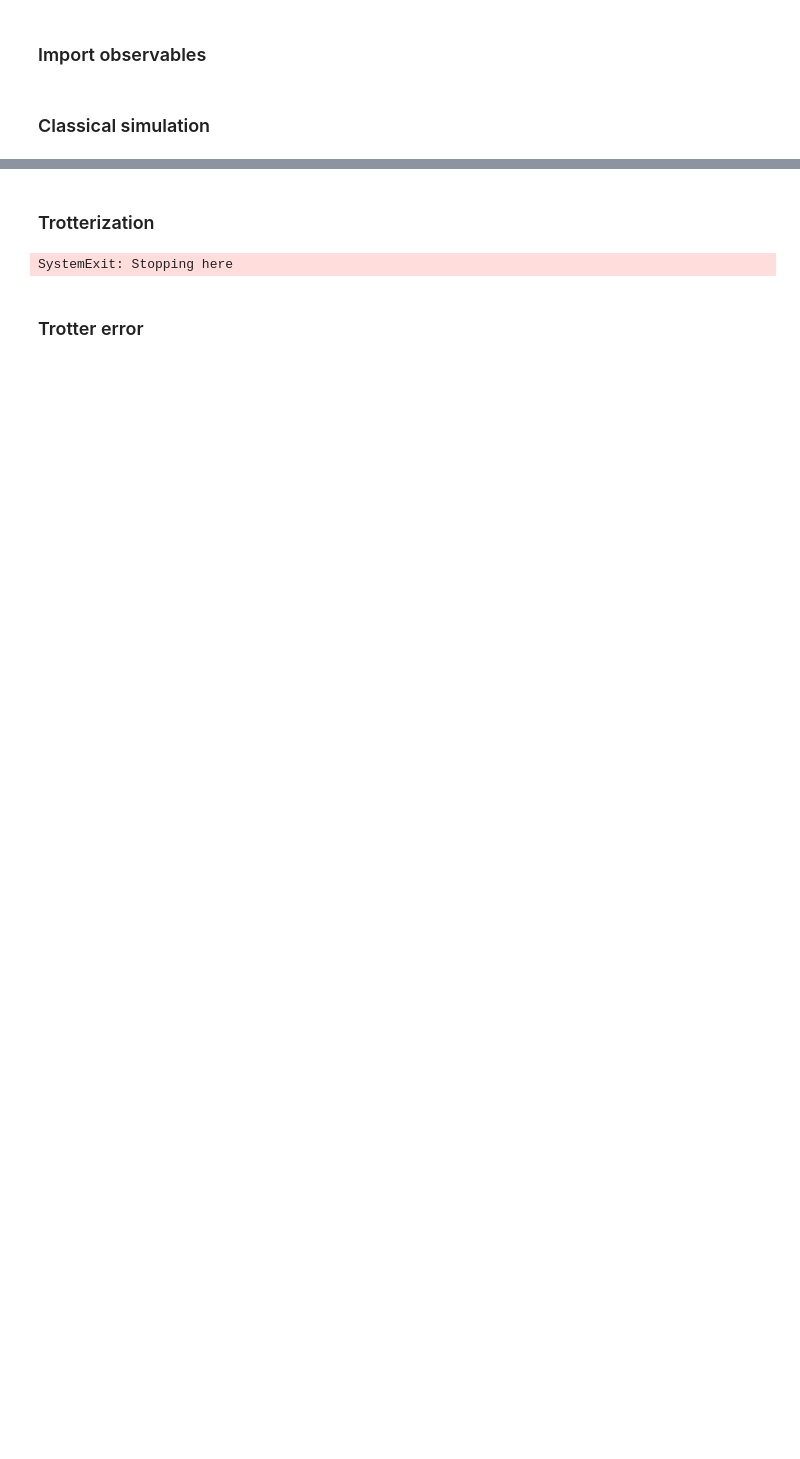
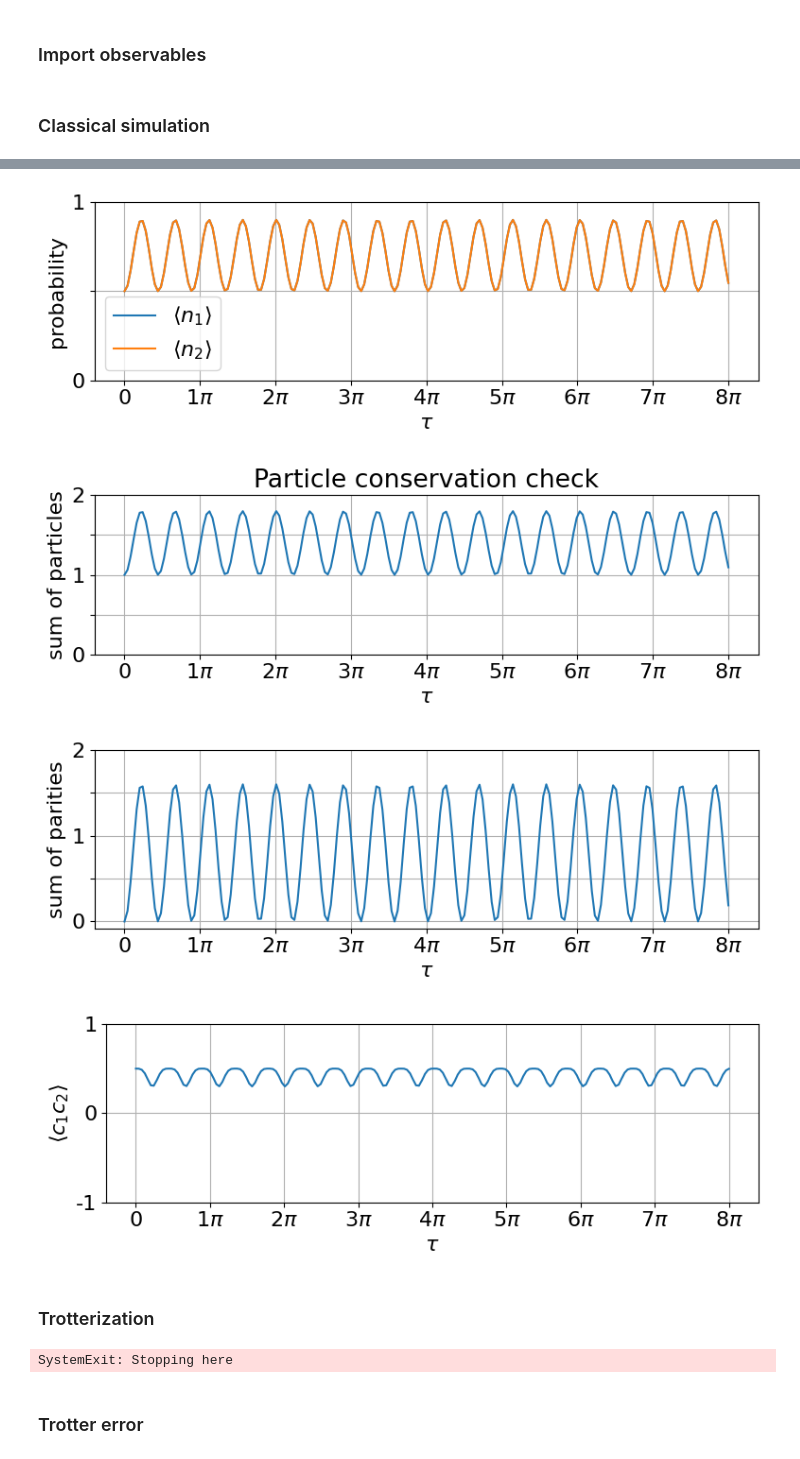
Before and after one commit to oscartq/qsim_mzm, a Jupyter notebook: kitaev-chain/qsim-2-site-Kitaev-chain.ipynb, the cells around one changed output, grey strips where cells are left out. Cells and saved outputs as stored; diff of their text form; code cells hidden in the pictures; blank space fills up the shorter version.

```diff
--- a/kitaev-chain/qsim-2-site-Kitaev-chain.ipynb
+++ b/kitaev-chain/qsim-2-site-Kitaev-chain.ipynb
@@ -20,10 +10,10 @@ from qiskit_nature.mappers.second_quantization import JordanWignerMapper
 import os
 
 num_sites = 2
-eps = np.zeros(num_sites)
+eps = 0
 t = 1
-delta = 1
-initial_state = One ^ One
+delta = 0
+initial_state = (1 / np.sqrt(2))*(Zero ^ Zero) + (1 / np.sqrt(2))*(One ^ One)#Zero ^ One#
 
 #Savefigure
 base_path = f"figures/2-site/eps={eps},t={t},delta={delta}_ket10/"
@@ -72,10 +67,10 @@ cc_nb_is = cc_nb_op(num_sites,0,1)
 ### Classical simulation
 # %%
 #Parameters for simulation
-times = np.linspace(0, 8 * np.pi, 100)
+times = np.linspace(0, 8 * np.pi, 200)
 
 from functions import exact_time_evolution
 
 n_evo_matrix, n_var_matrix = exact_time_evolution(H, n_is, initial_state, times, num_sites)
-# p_evo_matrix, p_var_matrix = exact_time_evolution(H, p_is, initial_state, times, num_sites)
-# cc_evo_matrix, cc_var_matrix = exact_time_evolution(H, cc_nb_is, initial_state, times, num_sites)
+p_evo_matrix, p_var_matrix = exact_time_evolution(H, p_is, initial_state, times, num_sites)
+cc_evo_matrix, cc_var_matrix = exact_time_evolution(H, cc_nb_is, initial_state, times, num_sites)
@@ -146,3 +77,68 @@ plt.show()
+# %%
+num_op_labels = [r"$\langle n_" + str(i+1) + "\\rangle$" for i in range(num_sites)]
+xticks = np.linspace(0, 8*np.pi, 9)
+xtick_labels = [r'${}\pi$'.format(i) if i != 0 else '0' for i in range(9)]
+
+path = base_path + "2-site-prob.pdf"
+
+plt.figure(figsize=(8, 3))
+plt.plot(times, n_evo_matrix,)
+plt.xlabel(r"$\tau$")
+plt.ylabel("probability")
+#plt.title("Probability of occupying a given site")
+plt.grid()
+plt.legend(num_op_labels)
+plt.yticks([0, 0.5, 1], ['0','', '1'])
+plt.xticks(xticks, xtick_labels)
+plt.savefig(path)
+plt.tight_layout()
+
+path = base_path + "2-site-particle-count.pdf"
+
+plt.figure(figsize=(8, 3))
+plt.plot(times, np.sum(n_evo_matrix, axis=1))
+plt.xlabel(r"$\tau$")
+plt.ylabel("sum of particles")
+plt.title("Particle conservation check")
+plt.ylim([0, 2])
+plt.yticks([0,0.5, 1, 1.5, 2], ['0','','1', '', '2'])
+plt.xticks(xticks, xtick_labels)
+plt.grid()
+plt.tight_layout()
+plt.savefig(path)
+
+path = base_path + "2-site-parity-count.pdf"
+
+plt.figure(figsize=(8, 3))
+plt.plot(times, np.sum(p_evo_matrix, axis=1))
+plt.xlabel(r"$\tau$")
+plt.ylabel("sum of parities")
+plt.yticks([0,0.5, 1, 1.5, 2], ['0','','1', '', '2'])
+plt.xticks(xticks, xtick_labels)
+plt.grid()
+plt.tight_layout()
+plt.savefig(path)
+plt.show()
+
+path = base_path + "2-site-corr_nb.pdf"
+
+plt.figure(figsize=(8, 3))
+plt.plot(times, np.sum(cc_evo_matrix, axis=1))
+plt.xlabel(r"$\tau$")
+plt.ylabel(r"$\langle c_1 c_2 \rangle$")
+plt.yticks([-1, 0, 1], ['-1','0', '1'])
+plt.xticks(xticks, xtick_labels)
+plt.grid()
+plt.tight_layout()
+plt.savefig(path)
+plt.show()
+
+plt.show()
+# %% [output]
+[figure, added]
+[figure, added]
+[figure, added]
+[figure, added]
 # %% [markdown]
 ### Trotterization
 # %%
```
Also changed, not shown: parts of 9 cells of this notebook, 50 other files.
